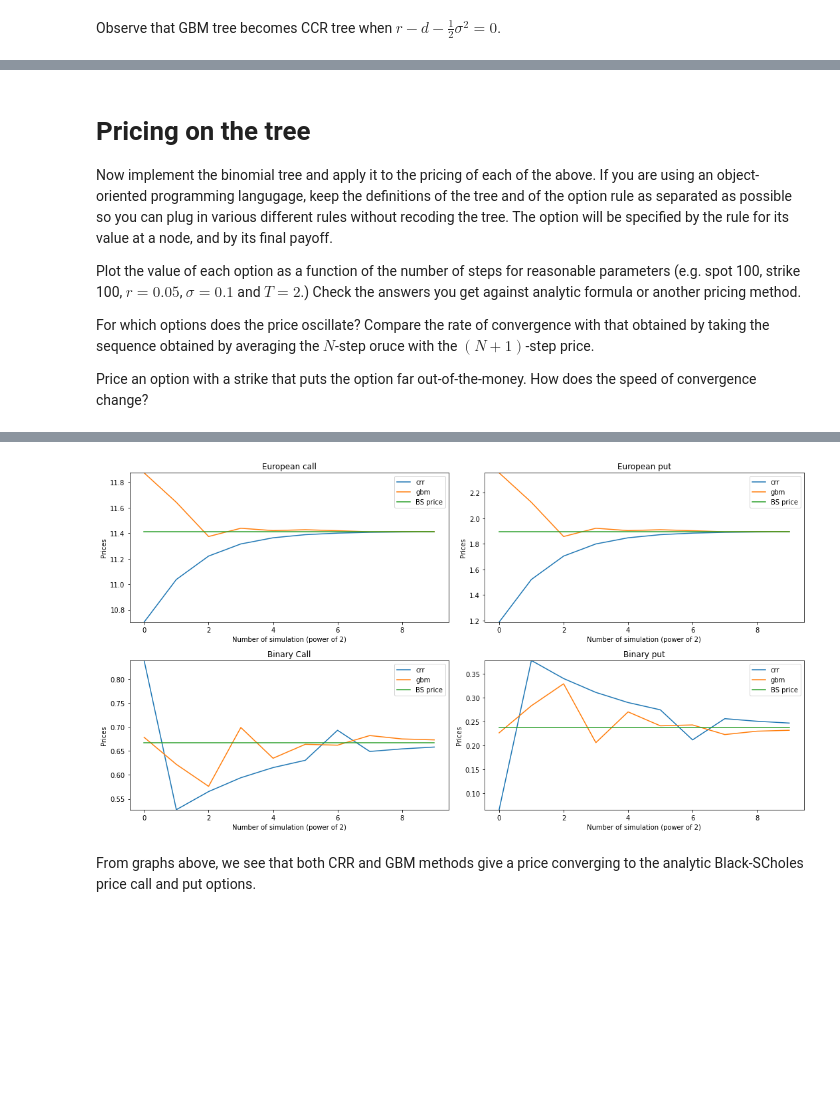
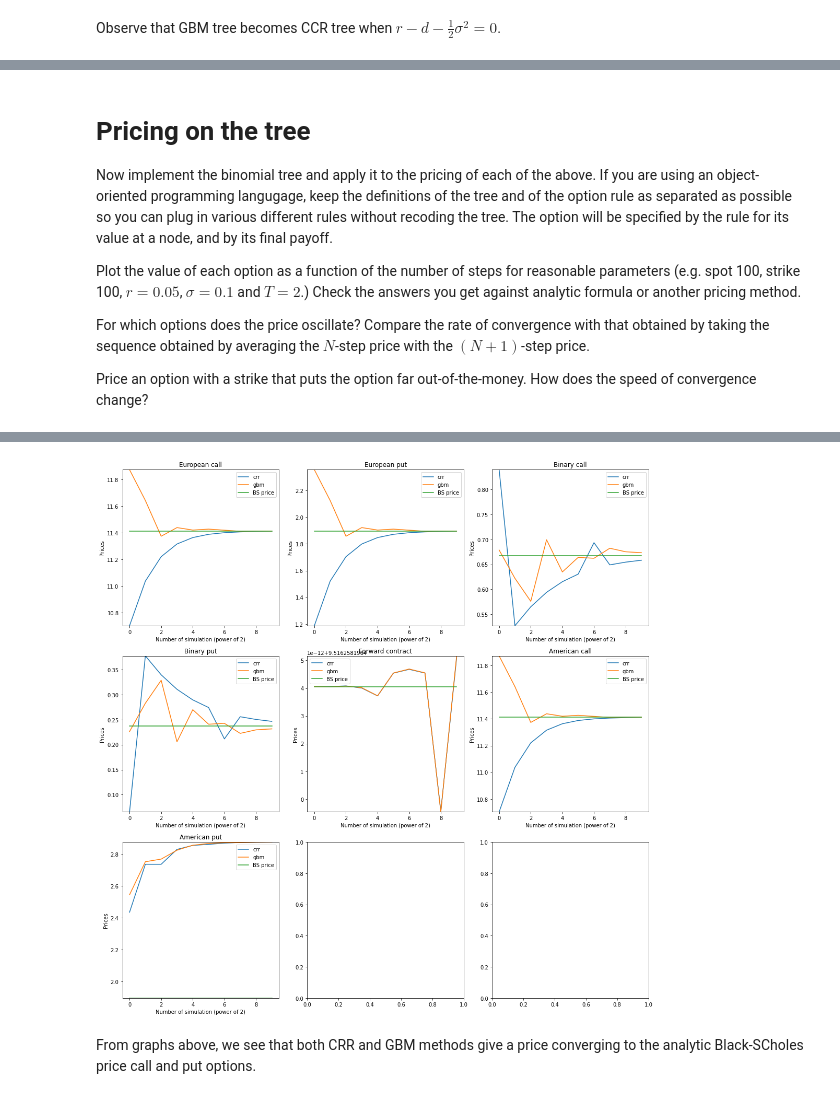
Before and after one commit to hongwai1920/Implement-Option-Pricing-Model-using-Python, a Jupyter notebook: 4. Recombining_Trees.ipynb, the cells around one changed output, grey strips where cells are left out. Saved outputs shown, nothing was run; the diff lists cells and outputs as text; code cells hidden in the pictures; blank space fills up the shorter version.

```diff
--- a/4. Recombining_Trees.ipynb
+++ b/4. Recombining_Trees.ipynb
@@ -77,7 +77,7 @@ Now implement the binomial tree and apply it to the pricing of each of the above
 Plot the value of each option as a function of the number of steps for reasonable parameters (e.g. spot 100, strike 100, $r = 0.05$, $\sigma = 0.1$ and $T =2$.) Check the answers you get against analytic formula or another pricing method.
 
 For which options does the price oscillate?
-Compare the rate of convergence with that obtained by taking the sequence obtained by averaging the $N$-step oruce with the $(N+1)$-step price.
+Compare the rate of convergence with that obtained by taking the sequence obtained by averaging the $N$-step price with the $(N+1)$-step price.
 
 Price an option with a strike that puts the option far out-of-the-money.
 How does the speed of convergence change?
@@ -93,35 +93,65 @@ T = 2
 num_sim = 10
 tree = BinomialTree(S0, r, d, sigma, T)
 
-num_rows = 2
-num_cols = 2
-f, ax = plt.subplots(num_rows, num_cols, figsize = (15,8))
+num_rows, num_cols = 3, 3
+f, ax = plt.subplots(num_rows, num_cols, figsize = (15,15))
 
-# European and binary call and put payoff
-euro_call = lambda x: np.maximum(x - K, 0)
-euro_put = lambda x: np.maximum(K - x, 0)
+
+# call and put payoff
+call = lambda x: np.maximum(x - K, 0)
+put = lambda x: np.maximum(K - x, 0)
 bin_call = lambda x: np.piecewise(x, [x < K, x >= K], [0, 1])
 bin_put = lambda x: np.piecewise(x, [x < K, x >= K], [1, 0])
 
-title = ['European call', 'European put', 'Binary Call', 'Binary put']
-payoffs = [euro_call, euro_put, bin_call, bin_put]
+# forward contract's payoff (long position)
+forward = lambda x: x - K
+
+title = ['European call',
+         'European put',
+         'Binary call',
+         'Binary put',
+         'Forward contract',
+         'American call',
+         'American put']
+
+payoffs = [call,
+           put,
+           bin_call,
+           bin_put,
+           forward,
+           call,
+           put]
+
 option = Option(S0, K, r, d, sigma, T)
-BS_price = [option.european_call(), option.european_put(), option.binary_call(1), option.binary_put(1)]
+BS_price = [option.european_call(),
+            option.european_put(),
+            option.binary_call(1),
+            option.binary_put(1),
+            option.forward_contract(),
+            option.european_call(),
+            option.european_put()]
 
 for i, payoff in enumerate(payoffs):
-  crr = tree.option_price(num_sim, payoff = payoff, model = 'crr')
-  gbm = tree.option_price(num_sim, payoff = payoff, model = 'gbm')
+  if i == 5 or i == 6:
+    crr = tree.option_price(num_sim, payoff = payoff, model = 'crr', exercise_style = 'American')
+    gbm = tree.option_price(num_sim, payoff = payoff, model = 'gbm', exercise_style = 'American')
+
+  else:
+    crr = tree.option_price(num_sim, payoff = payoff, model = 'crr')
+    gbm = tree.option_price(num_sim, payoff = payoff, model = 'gbm')
   low = np.min(crr + gbm + [BS_price[i]])
   high = np.max(crr + gbm + [BS_price[i]])
 
-  ax[i//num_cols, i%num_cols].plot(crr, label = 'crr')
-  ax[i//num_cols, i%num_cols].plot(gbm, label = 'gbm')
-  ax[i//num_cols, i%num_cols].plot([BS_price[i]] * num_sim, label = 'BS price')
-  ax[i//num_cols, i%num_cols].set_ylim(low, high)
-  ax[i//num_cols, i%num_cols].set_xlabel('Number of simulation (power of 2)')
-  ax[i//num_cols, i%num_cols].set_ylabel('Prices')
-  ax[i//num_cols, i%num_cols].set_title(title[i])
-  ax[i//num_cols, i%num_cols].legend();
+  row = i//num_cols
+  col = i%num_cols
+  ax[row, col].plot(crr, label = 'crr')
+  ax[row, col].plot(gbm, label = 'gbm')
+  ax[row, col].plot([BS_price[i]] * num_sim, label = 'BS price')
+  ax[row, col].set_ylim(low, high)
+  ax[row, col].set_xlabel('Number of simulation (power of 2)')
+  ax[row, col].set_ylabel('Prices')
+  ax[row, col].set_title(title[i])
+  ax[row, col].legend();
 
 f.tight_layout()
 # %% [output]
@@ -128,4 +175,4 @@ f.tight_layout()
-[figure, old version]
+[figure, new version]
 # %% [markdown]
 From graphs above, we see that both CRR and GBM methods give a price converging to the analytic Black-SCholes price call and put options.
 # %% [markdown]
```
Also changed, not shown: parts of 3 cells of this notebook.
